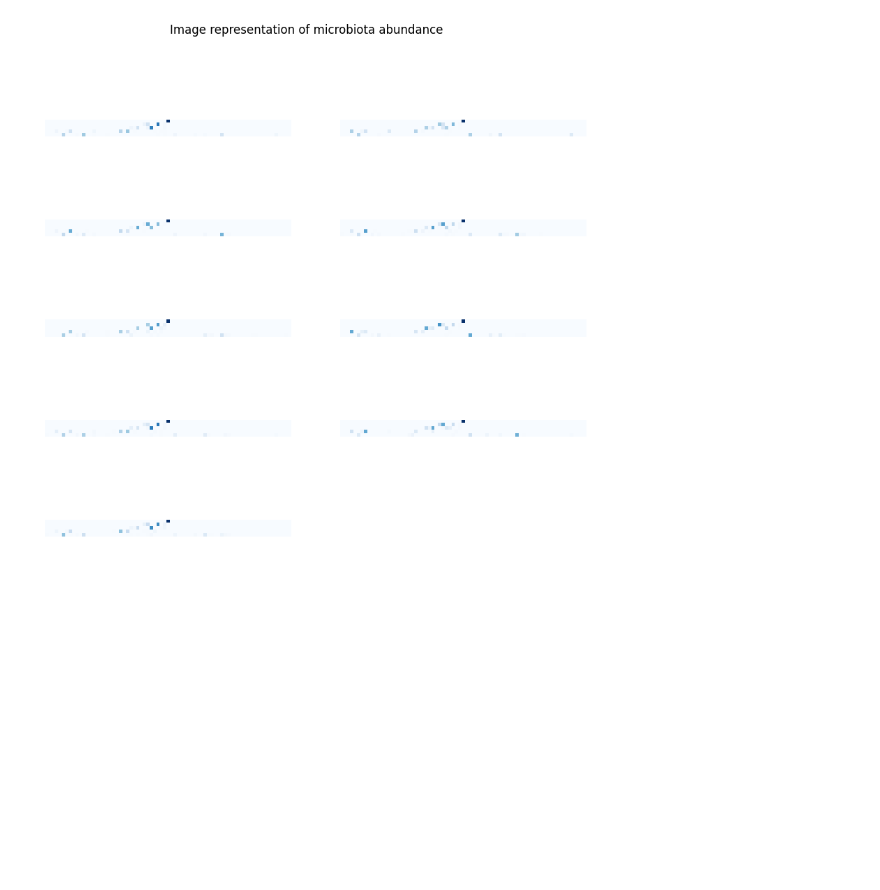
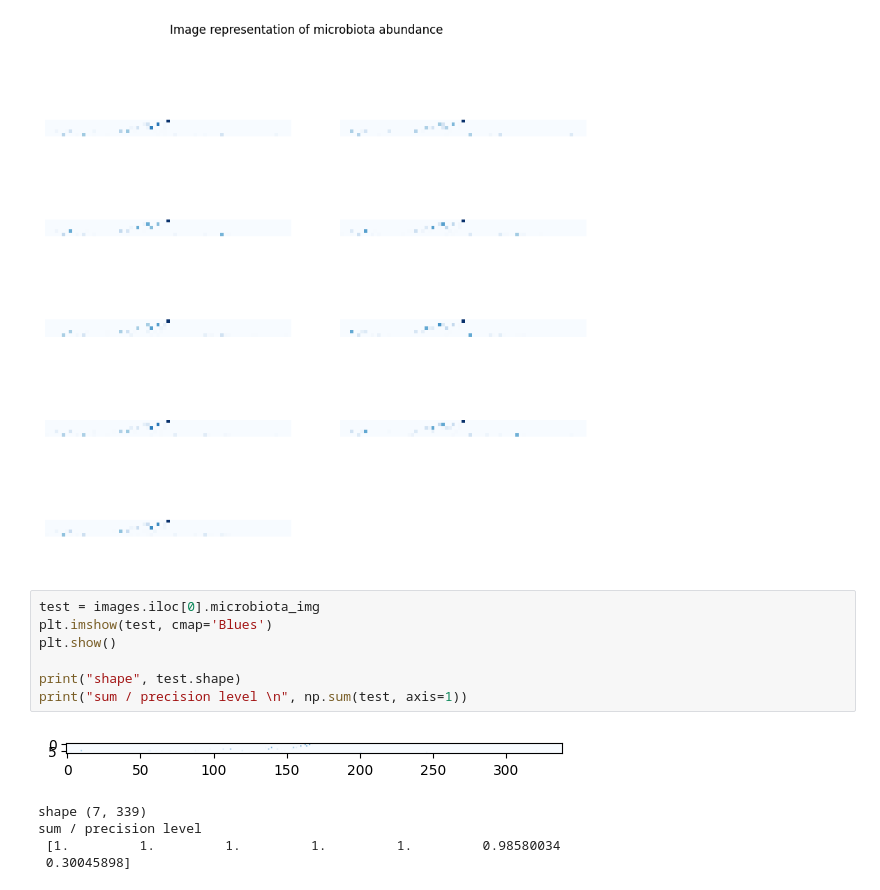
Before and after one commit to AlexandreChaussard/Stage-Microbiote, a Jupyter notebook: Expectation-Maximization/data_exploration.ipynb, the cells around one changed output. Drawn from its saved outputs; the diff is of its cells as text; blank space fills up the shorter version.

```diff
--- a/Expectation-Maximization/data_exploration.ipynb
+++ b/Expectation-Maximization/data_exploration.ipynb
@@ -589,3 +631,16 @@ images['label'] = y
 plot_individual_microbiota(images[images.label == 1].microbiota_img, n_rows=5, n_cols=2)
 # %% [output]
 [figure]
+# %%
+test = images.iloc[0].microbiota_img
+plt.imshow(test, cmap='Blues')
+plt.show()
+
+print("shape", test.shape)
+print("sum / precision level \n", np.sum(test, axis=1))
+# %% [output]
+[figure, added]
+shape (7, 339)
+sum / precision level
+ [1.         1.         1.         1.         1.         0.98580034
+ 0.30045898]
```
Also changed, not shown: parts of 7 cells of this notebook, 9 other files.
